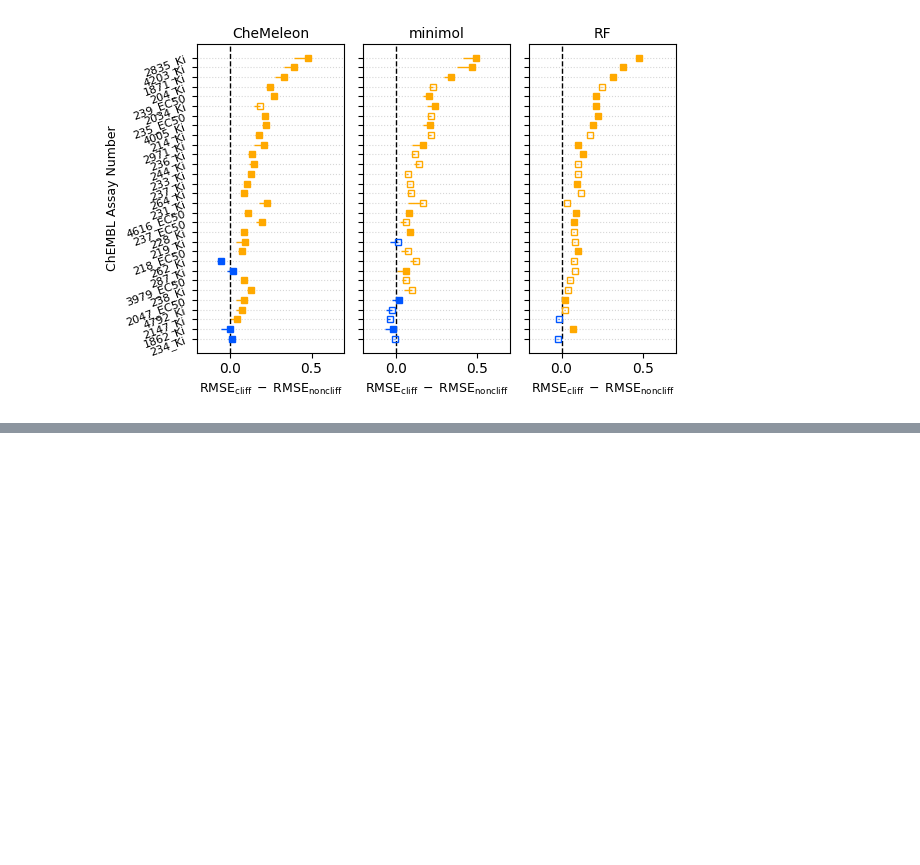
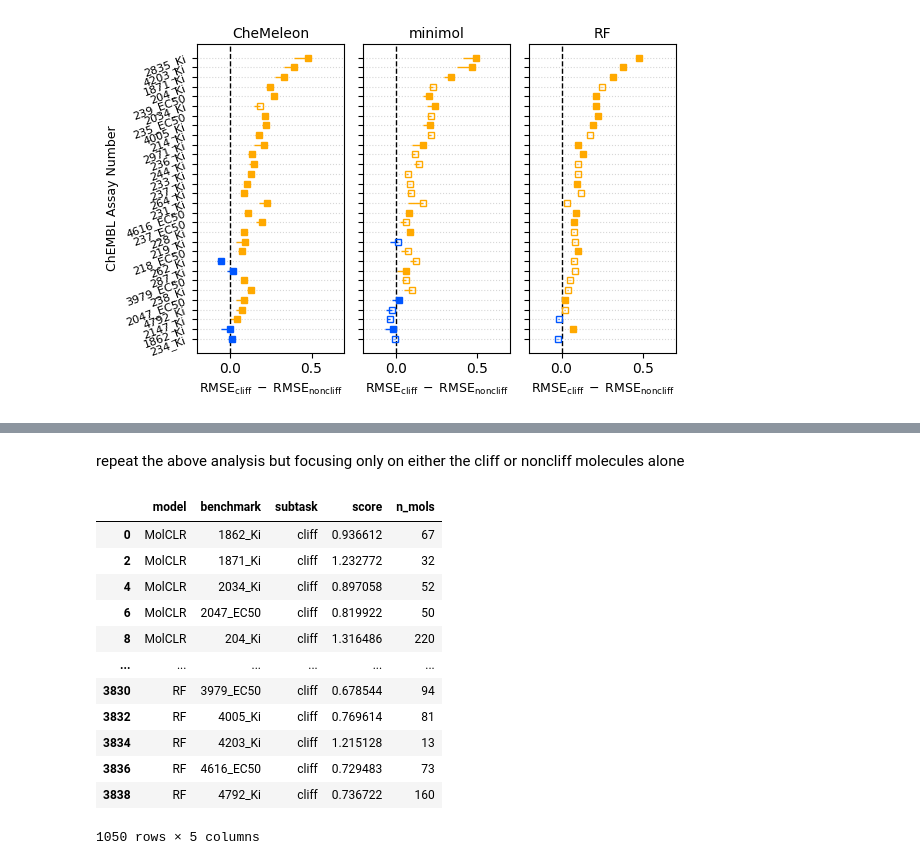
Before and after one commit to JacksonBurns/chemeleon, a Jupyter notebook: analysis/cliffs_subset.ipynb, the cells around one changed output, grey strips where cells are left out. Saved outputs shown, nothing was run; the diff lists cells and outputs as text; code cells hidden in the pictures; blank space fills up the shorter version.

```diff
--- a/analysis/cliffs_subset.ipynb
+++ b/analysis/cliffs_subset.ipynb
@@ -530 +530,20 @@ results.round(1)
 [figure]
+# %% [markdown]
+repeat the above analysis but focusing only on either the cliff or noncliff molecules alone
+# %%
+df_3 = df[df["subtask"] == "cliff"]
+df_3
+# %% [output]
+|  | model | benchmark | subtask | score | n_mols |
+| 0 | MolCLR | 1862_Ki | cliff | 0.936612 | 67 |
+| 2 | MolCLR | 1871_Ki | cliff | 1.232772 | 32 |
+| 4 | MolCLR | 2034_Ki | cliff | 0.897058 | 52 |
+| 6 | MolCLR | 2047_EC50 | cliff | 0.819922 | 50 |
+| 8 | MolCLR | 204_Ki | cliff | 1.316486 | 220 |
+| ... | ... | ... | ... | ... | ... |
+| 3830 | RF | 3979_EC50 | cliff | 0.678544 | 94 |
+| 3832 | RF | 4005_Ki | cliff | 0.769614 | 81 |
+| 3834 | RF | 4203_Ki | cliff | 1.215128 | 13 |
+| 3836 | RF | 4616_EC50 | cliff | 0.729483 | 73 |
+| 3838 | RF | 4792_Ki | cliff | 0.736722 | 160 |
+1050 rows × 5 columns
```
Also changed, not shown: parts of 6 cells of this notebook, 34 other files.
